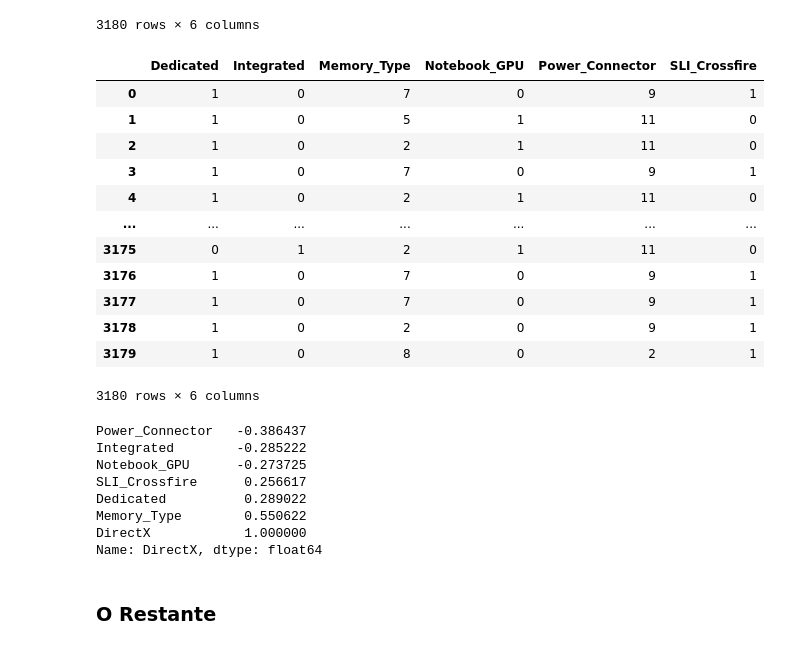
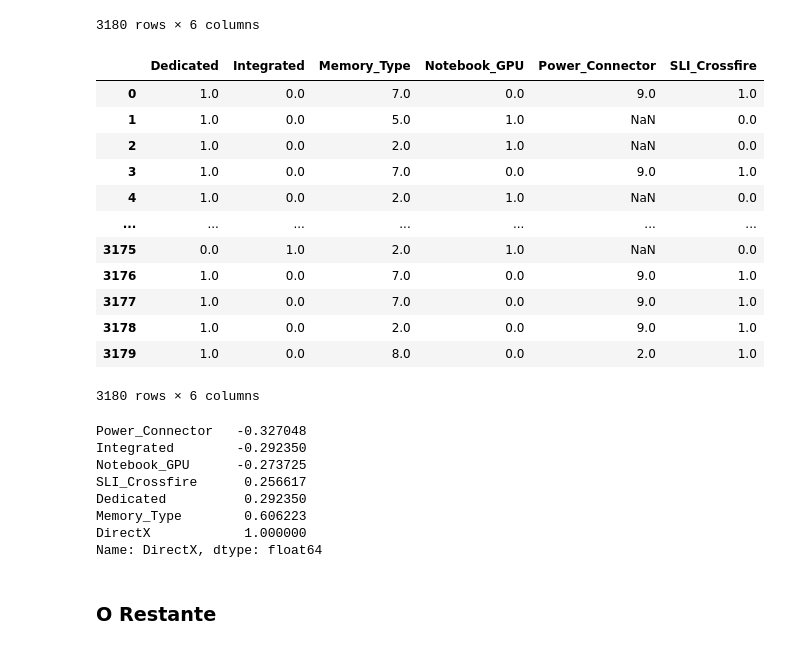
Before and after one commit to luquinhasC/DirectxRidePrice, a Jupyter notebook: Modelo1.ipynb, the cells around one changed output. Saved outputs shown, nothing was run; the diff lists cells and outputs as text; code cells hidden in the pictures.

```diff
--- a/Modelo1.ipynb
+++ b/Modelo1.ipynb
@@ -541,37 +541,36 @@ Dt5[catvar] # De forma simples, aplicaremos um label encoder neles
 | 3179 | Yes | No | GDDR5X | No | 1x 6-pin + 1x 8-pin | Yes |
 3180 rows × 6 columns
 # %%
-from sklearn.preprocessing import LabelEncoder
+from sklearn.preprocessing import OrdinalEncoder
 Dt6 = Dt5.copy()
-Le = LabelEncoder()
-for column in catvar:
-    Dt6[column] = Le.fit_transform(Dt6[column])
+Le = OrdinalEncoder()
+Dt6[catvar] = Le.fit_transform(Dt6[catvar])
 Dt6[catvar]
 # %% [output]
 |  | Dedicated | Integrated | Memory_Type | Notebook_GPU | Power_Connector | SLI_Crossfire |
-| 0 | 1 | 0 | 7 | 0 | 9 | 1 |
-| 1 | 1 | 0 | 5 | 1 | 11 | 0 |
-| 2 | 1 | 0 | 2 | 1 | 11 | 0 |
-| 3 | 1 | 0 | 7 | 0 | 9 | 1 |
-| 4 | 1 | 0 | 2 | 1 | 11 | 0 |
+| 0 | 1.0 | 0.0 | 7.0 | 0.0 | 9.0 | 1.0 |
+| 1 | 1.0 | 0.0 | 5.0 | 1.0 | NaN | 0.0 |
+| 2 | 1.0 | 0.0 | 2.0 | 1.0 | NaN | 0.0 |
+| 3 | 1.0 | 0.0 | 7.0 | 0.0 | 9.0 | 1.0 |
+| 4 | 1.0 | 0.0 | 2.0 | 1.0 | NaN | 0.0 |
 | ... | ... | ... | ... | ... | ... | ... |
-| 3175 | 0 | 1 | 2 | 1 | 11 | 0 |
-| 3176 | 1 | 0 | 7 | 0 | 9 | 1 |
-| 3177 | 1 | 0 | 7 | 0 | 9 | 1 |
-| 3178 | 1 | 0 | 2 | 0 | 9 | 1 |
-| 3179 | 1 | 0 | 8 | 0 | 2 | 1 |
+| 3175 | 0.0 | 1.0 | 2.0 | 1.0 | NaN | 0.0 |
+| 3176 | 1.0 | 0.0 | 7.0 | 0.0 | 9.0 | 1.0 |
+| 3177 | 1.0 | 0.0 | 7.0 | 0.0 | 9.0 | 1.0 |
+| 3178 | 1.0 | 0.0 | 2.0 | 0.0 | 9.0 | 1.0 |
+| 3179 | 1.0 | 0.0 | 8.0 | 0.0 | 2.0 | 1.0 |
 3180 rows × 6 columns
 # %%
 catvar2 = catvar.copy()
 catvar2.append('DirectX')
 Dt6[catvar2].corr(method = 'spearman')['DirectX'].sort_values()
 # %% [output]
-Power_Connector   -0.386437
-Integrated        -0.285222
+Power_Connector   -0.327048
+Integrated        -0.292350
 Notebook_GPU      -0.273725
 SLI_Crossfire      0.256617
-Dedicated          0.289022
-Memory_Type        0.550622
+Dedicated          0.292350
+Memory_Type        0.606223
 DirectX            1.000000
 Name: DirectX, dtype: float64
 # %% [markdown]
```
Also changed, not shown: parts of 16 cells of this notebook, 3 other files.
